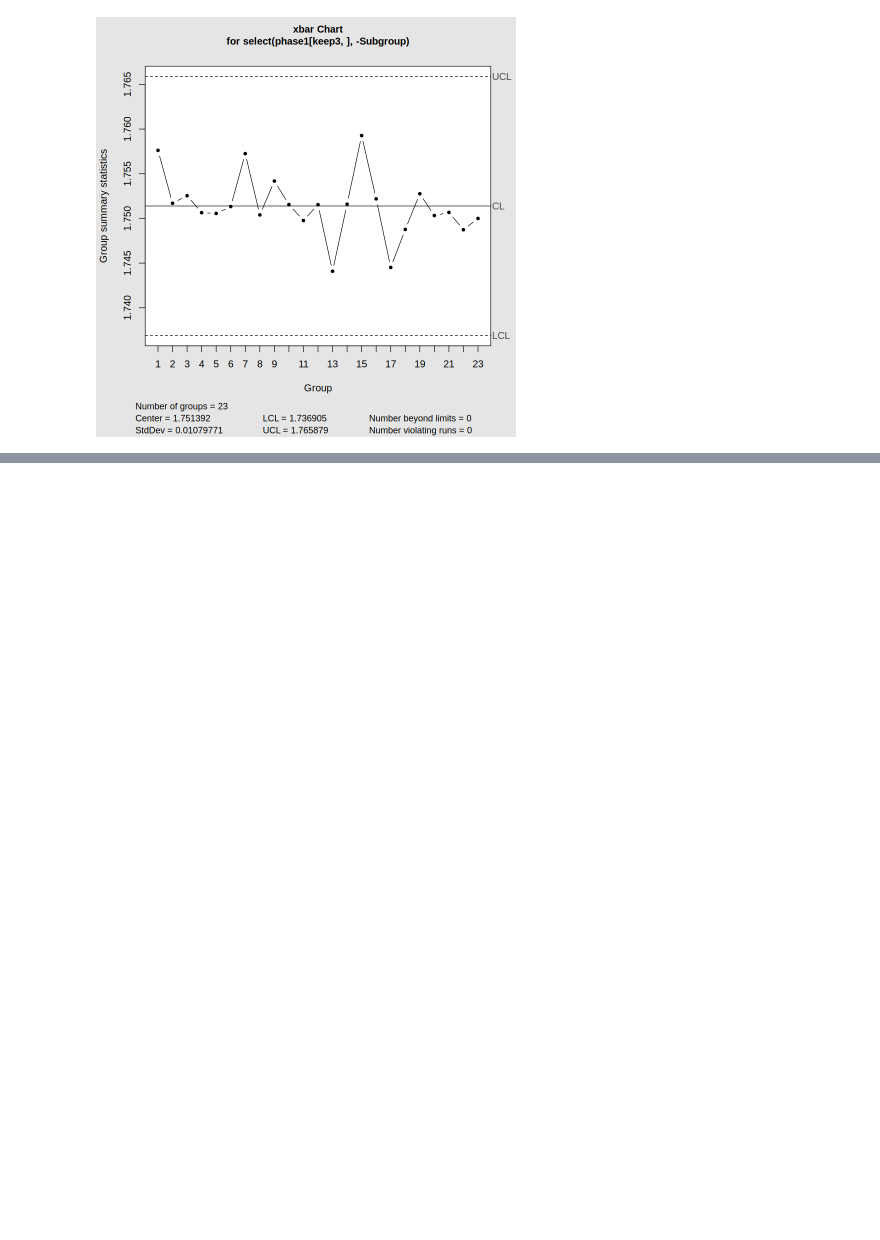
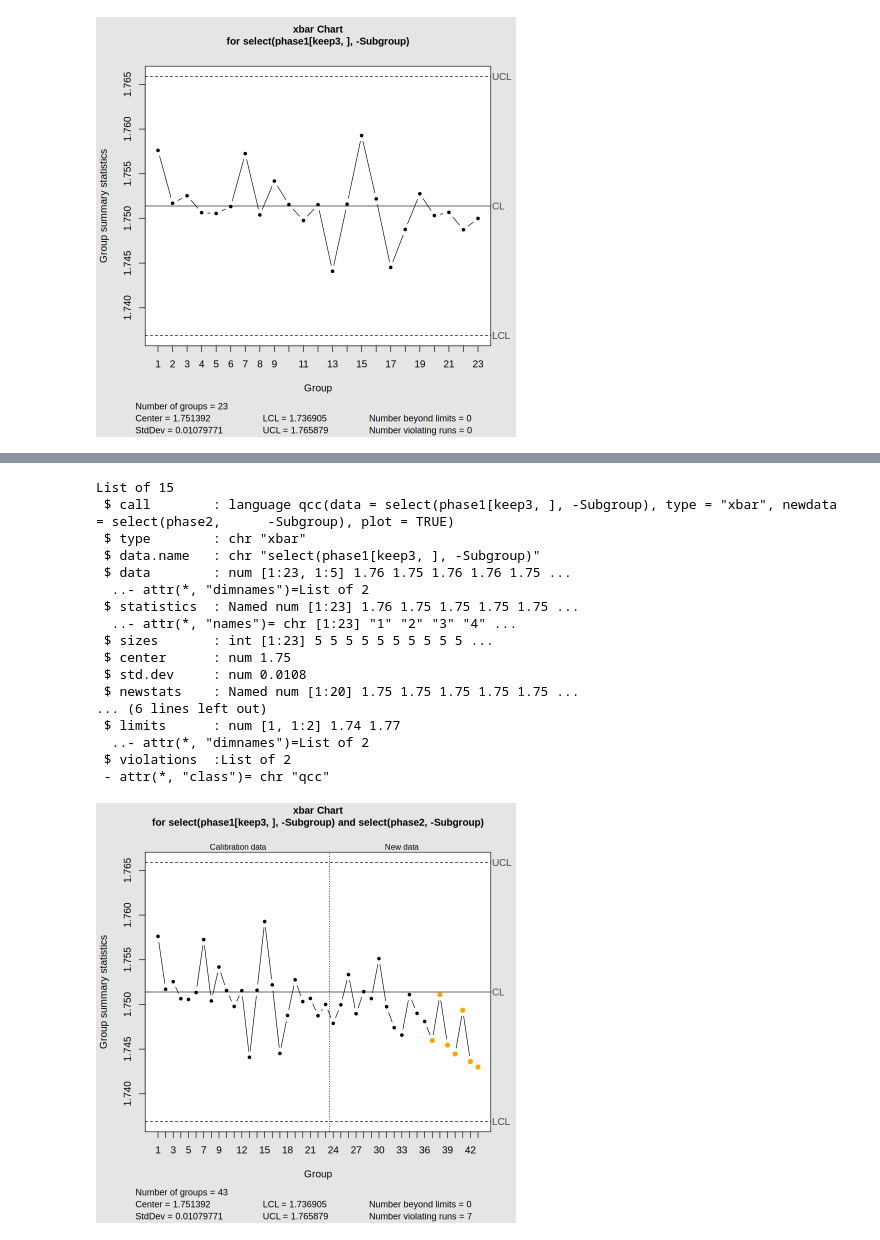
Before and after one commit to Bishop13/STAT-7110-Quality-Control, a Jupyter notebook: Assignments/HW1/STAT-7110-HW1.ipynb, the cells around one changed output, grey strips where cells are left out. Drawn from its saved outputs; the diff is of its cells as text; code cells hidden in the pictures; blank space fills up the shorter version.

```diff
--- a/Assignments/HW1/STAT-7110-HW1.ipynb
+++ b/Assignments/HW1/STAT-7110-HW1.ipynb
@@ -180,4 +187,27 @@ ERROR: Error: object 'target' not found
 # %%
-## Q10 Code ##
+#phase2_xchart <- qcc(phase1[keep3, ] |> select(-`Subgroup`),
+#                    type = "xbar", plot = TRUE, newdata = phase2)
+
+qcc(phase1[keep3, ] |> select(-`Subgroup`),
+                     type = "xbar", plot = TRUE, newdata = phase2 |> select(-`Subgroup`))
+# %% [output]
+List of 15
+ $ call        : language qcc(data = select(phase1[keep3, ], -Subgroup), type = "xbar", newdata = select(phase2,      -Subgroup), plot = TRUE)
+ $ type        : chr "xbar"
+ $ data.name   : chr "select(phase1[keep3, ], -Subgroup)"
+ $ data        : num [1:23, 1:5] 1.76 1.75 1.76 1.76 1.75 ...
+  ..- attr(*, "dimnames")=List of 2
+ $ statistics  : Named num [1:23] 1.76 1.75 1.75 1.75 1.75 ...
+  ..- attr(*, "names")= chr [1:23] "1" "2" "3" "4" ...
+ $ sizes       : int [1:23] 5 5 5 5 5 5 5 5 5 5 ...
+ $ center      : num 1.75
+ $ std.dev     : num 0.0108
+ $ newstats    : Named num [1:20] 1.75 1.75 1.75 1.75 1.75 ...
+... (6 lines left out)
+ $ limits      : num [1, 1:2] 1.74 1.77
+  ..- attr(*, "dimnames")=List of 2
+ $ violations  :List of 2
+ - attr(*, "class")= chr "qcc"
+[figure, added]
 # %% [markdown]
 ### Q11: Construct a Phase II $s$ chart. Do any subgroups plot outside the control limits?
```
Also changed, not shown: parts of 6 cells of this notebook.
